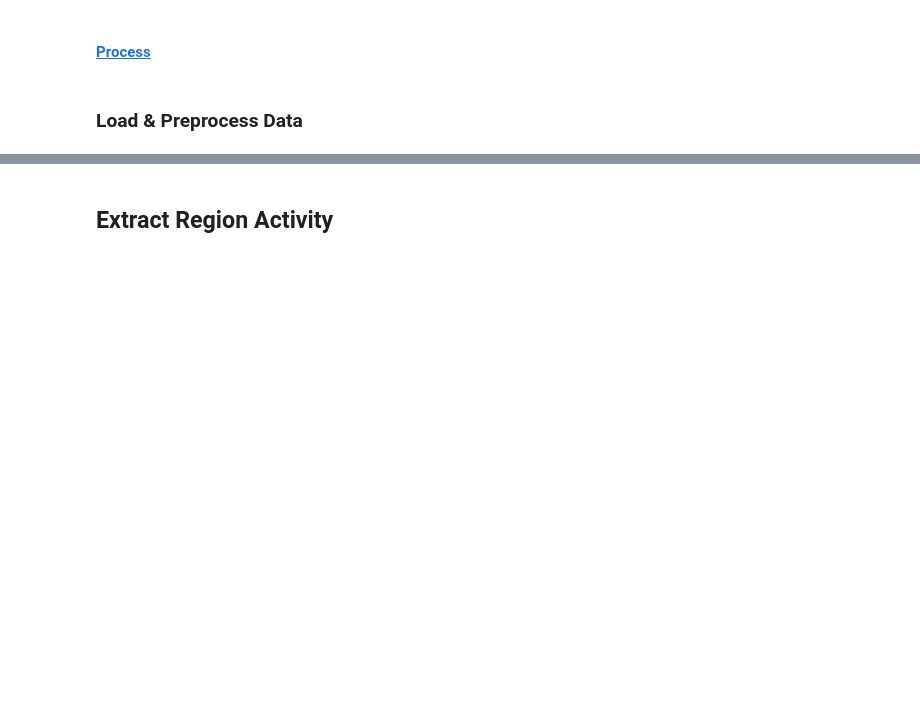
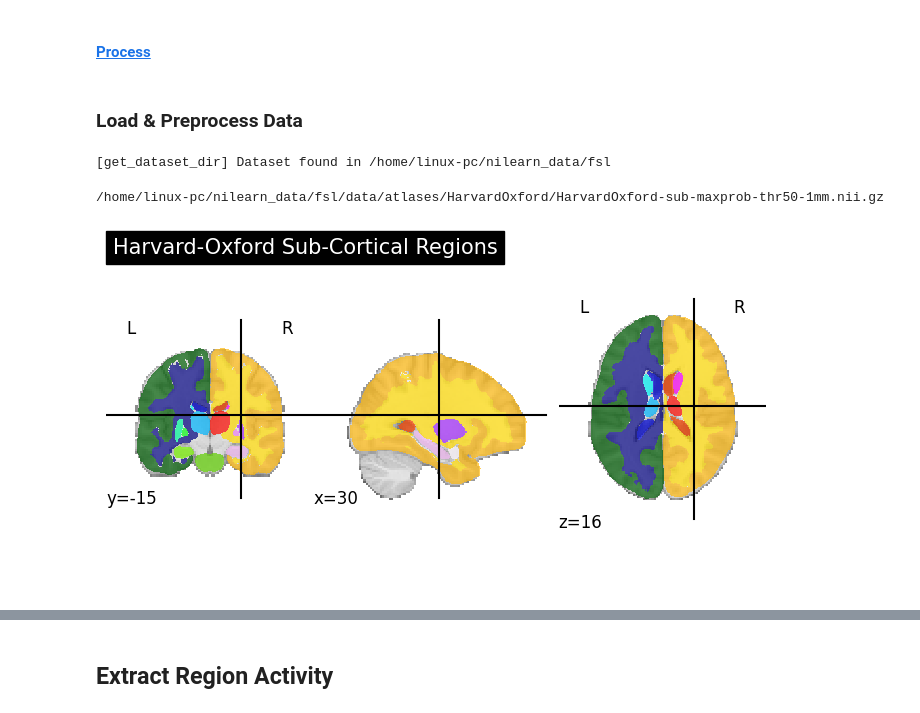
Before and after one commit to efwoods/Parkinsons_Disease_Study, a Jupyter notebook: example_data.ipynb, the cells around one changed output, grey strips where cells are left out. Cells and saved outputs as stored; diff of their text form; code cells hidden in the pictures; blank space fills up the shorter version.

Commit message:
created BOLD signal based on cortical map of a signal fMRI and anatomical pair of NIFTI images; noted next steps for further development and inquiry

```diff
--- a/example_data.ipynb
+++ b/example_data.ipynb
@@ -332,0 +292,31 @@ plotting.plot_roi(atlas.filename, bg_img=mni_template, title="Brain Regions", ou
+# %%
+
+# Extract regions of interest (ROIs) from anatomical data
+# For simplicity, use a predefined atlas (e.g., Harvard-Oxford or AAL)
+from nilearn.datasets import load_mni152_template
+from nilearn import plotting
+
+# Load the MNI template (in standard space) for visualization
+# mni_template = load_mni152_template()
+
+# Load an atlas, for example, Harvard-Oxford sub-cortical regions
+from nilearn import datasets
+from nilearn import plotting
+
+# Load Harvard-Oxford sub-cortical regions (valid name: sub-maxprob-thr50-1mm)
+atlas = datasets.fetch_atlas_harvard_oxford('sub-maxprob-thr50-1mm')
+# %% [output]
+[get_dataset_dir] Dataset found in /home/linux-pc/nilearn_data/fsl
+# %%
+
+# The atlas is returned as a dictionary with paths to the data
+print(atlas.filename)  # This is the file path to the MNI space atlas
+# %% [output]
+/home/linux-pc/nilearn_data/fsl/data/atlases/HarvardOxford/HarvardOxford-sub-maxprob-thr50-1mm.nii.gz
+# %%
+
+# Visualize the Harvard-Oxford sub-cortical regions
+plotting.plot_roi(atlas.filename, title="Harvard-Oxford Sub-Cortical Regions", display_mode='ortho', draw_cross=True)
+plotting.show()
+# %% [output]
+[figure, added]
```
Also changed, not shown: parts of 39 cells of this notebook, 4 other files.
